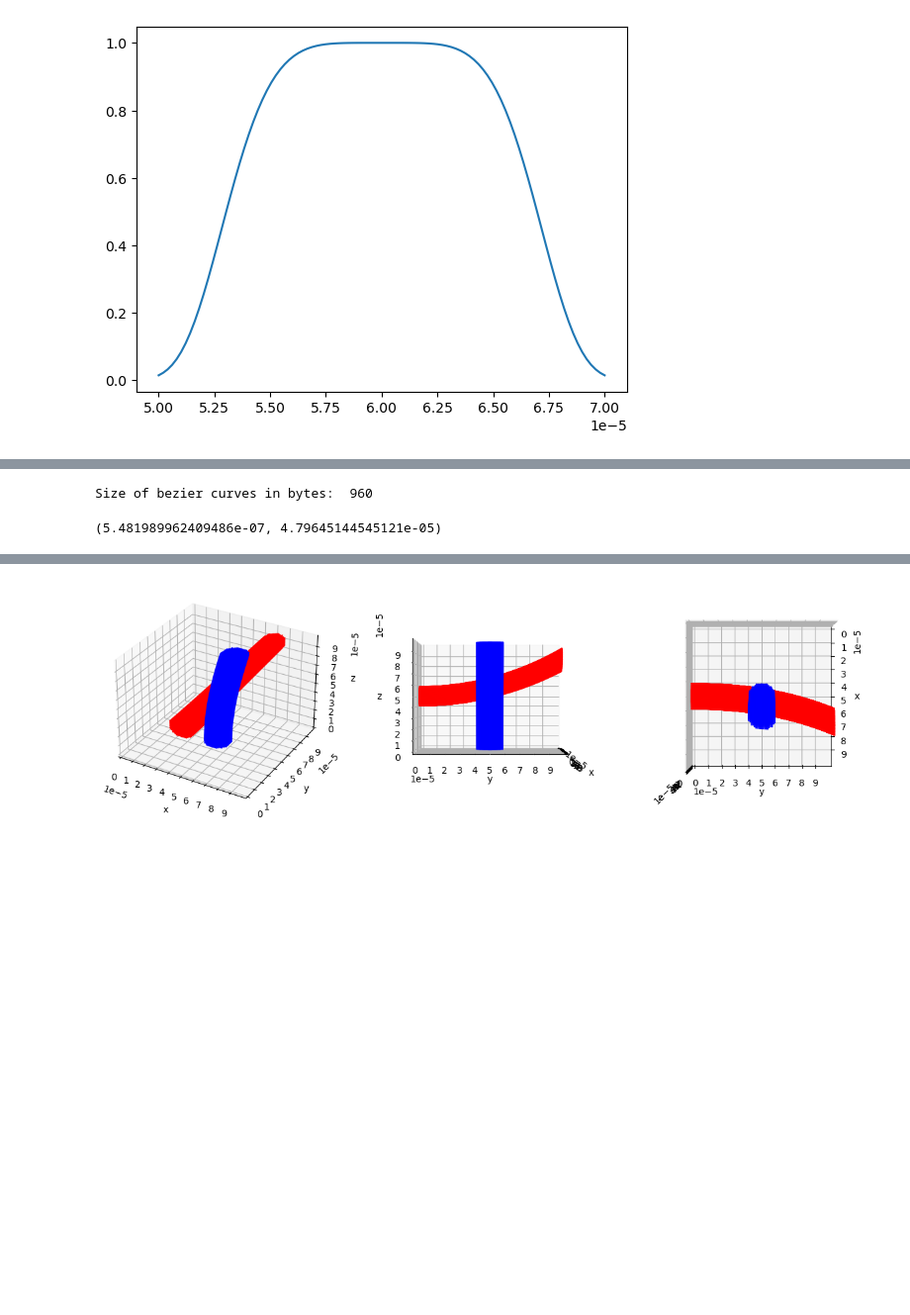
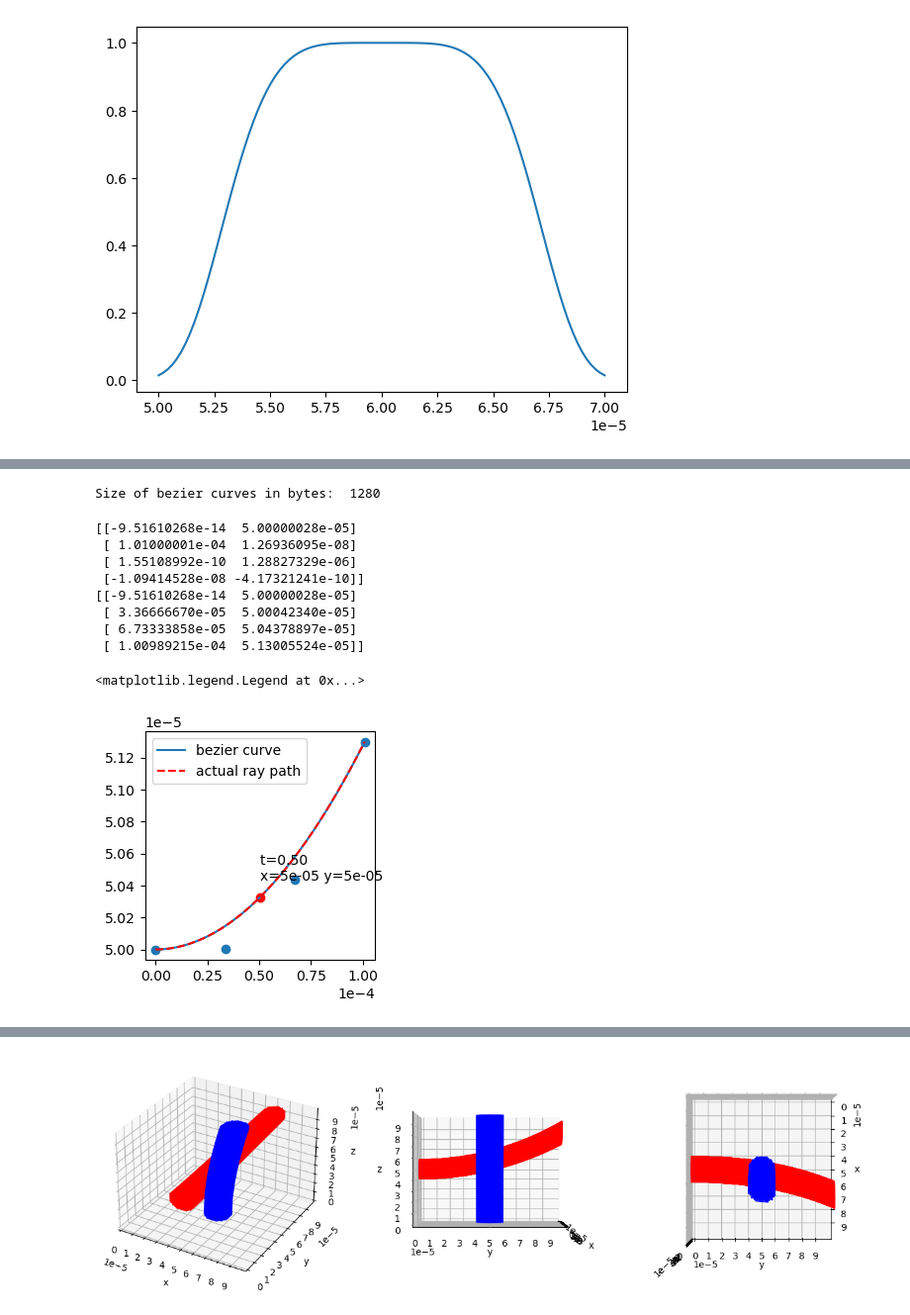
Before and after one commit to apoudel20/python-cbet, a Jupyter notebook: ray_march.ipynb, the cells around one changed output, grey strips where cells are left out. Shown at 99% size. Cells and saved outputs as stored; diff of their text form; code cells hidden in the pictures; blank space fills up the shorter version.

```diff
--- a/ray_march.ipynb
+++ b/ray_march.ipynb
@@ -217,18 +217,47 @@ seed_control_points = []
 bezier_curves_pump = []
 pump_control_points = []
 for ray_path in ray_paths_seed:
-    bezier_curves_seed.append(raster_rays_to_bezier(ray_path))
+    bezier_curves_seed.append(raster_rays_to_bezier(ray_path, 4))
     seed_control_points.append(bezier_curves_seed[0])
 for ray_path in ray_paths_pump:
-    bezier_curves_pump.append(raster_rays_to_bezier(ray_path))
+    bezier_curves_pump.append(raster_rays_to_bezier(ray_path, 4))
     pump_control_points.append(bezier_curves_pump[0])
 
 # get size in bytes of the bezier curves
-print("Size of bezier curves in bytes: ", len(seed_control_points) * 2 * 8 * 3 + len(pump_control_points) * 2 * 8 * 3)
+print("Size of bezier curves in bytes: ", len(seed_control_points) * 2 * 8 * 4 + len(pump_control_points) * 2 * 8 * 4)
 # %% [output]
-Size of bezier curves in bytes:  960
+Size of bezier curves in bytes:  1280
-# %%
-seed_ray_1 = bezier_curves_seed[0][1]
-print(seed_ray_1.point_at_t(0))
-# %% [output]
-(5.481989962409486e-07, 4.79645144545121e-05)
+# %%
+seed_ray_1_bezier = bezier_curves_seed[0][1]
+seed_ray_2_bezier = bezier_curves_seed[1][1]
+grid_x_crossings = np.linspace(0, grid_resolution * grid_cell_size, grid_resolution)
+grid_y_crossings = np.linspace(0, grid_resolution * grid_cell_size, grid_resolution)
+
+t = 0.5
+seed_ray_1_bezier.point_at_t(t)
+print(seed_ray_1_bezier.polynomial_coefficients)
+print(seed_ray_1_bezier.control_points)
+
+plt.figure(figsize=(3,3))
+
+# annotate the point showing the t, x, y values
+plt.scatter(*seed_ray_1_bezier.point_at_t(t), color='r')
+x_at_t, y_at_t = seed_ray_1_bezier.point_at_t(t)
+
+plt.annotate(f"t={t:.2f} \nx={x_at_t:.2} y={y_at_t:.2}\n", (x_at_t, y_at_t))
+plt.ticklabel_format(style='sci', scilimits=(0,0))
+plt.scatter(*np.array(seed_ray_1_bezier.control_points).T)
+plt.plot(*np.array(seed_ray_1_bezier.point_at_t(np.linspace(0,1,100))).T, label='bezier curve')
+plt.plot(ray_paths_seed[0][:, 0], ray_paths_seed[0][:, 1], color='r', linestyle='--', label='actual ray path')
+plt.legend()
+# %% [output]
+[[-9.51610268e-14  5.00000028e-05]
+ [ 1.01000001e-04  1.26936095e-08]
+ [ 1.55108992e-10  1.28827329e-06]
+ [-1.09414528e-08 -4.17321241e-10]]
+[[-9.51610268e-14  5.00000028e-05]
+ [ 3.36666670e-05  5.00042340e-05]
+ [ 6.73333858e-05  5.04378897e-05]
+ [ 1.00989215e-04  5.13005524e-05]]
+<matplotlib.legend.Legend at 0x...>
+[figure, added]
```
Also changed, not shown: parts of 11 cells of this notebook.
